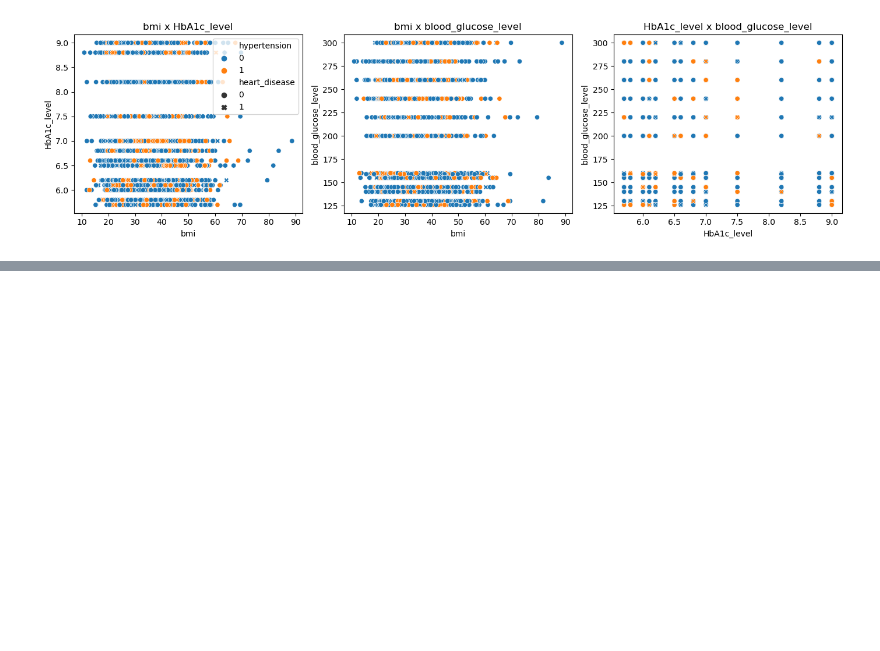
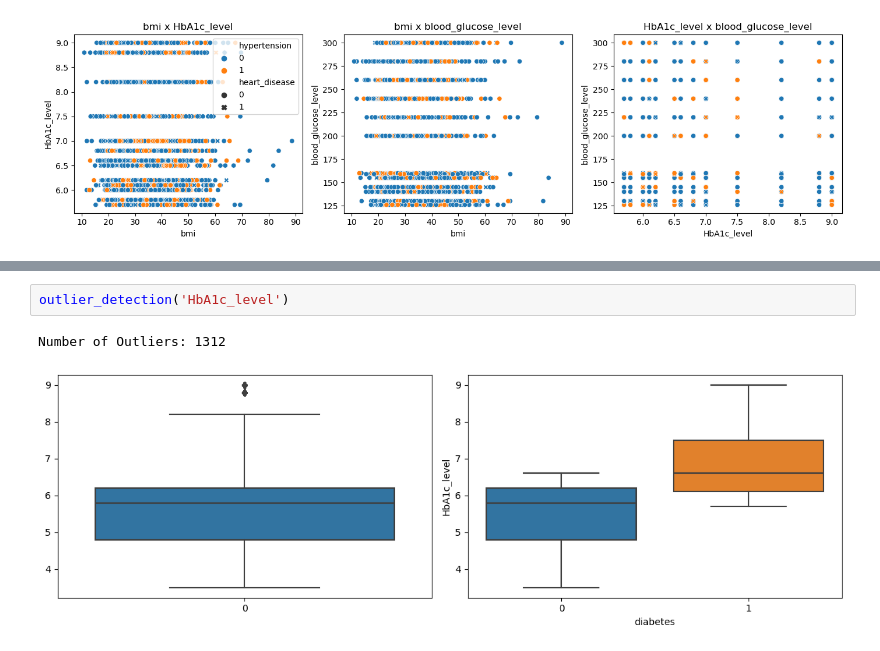
Before and after one commit to iktiyar/Practice-Project, a Jupyter notebook: Diabetes Prediction.ipynb, the cells around one changed output, grey strips where cells are left out. Drawn from its saved outputs; the diff is of its cells as text; blank space fills up the shorter version.

```diff
--- a/Diabetes Prediction.ipynb
+++ b/Diabetes Prediction.ipynb
@@ -416,0 +465,5 @@ plt.tight_layout()
+# %%
+outlier_detection('HbA1c_level')
+# %% [output]
+Number of Outliers: 1312
+[figure, added]
```
Also changed, not shown: parts of 10 cells of this notebook.
